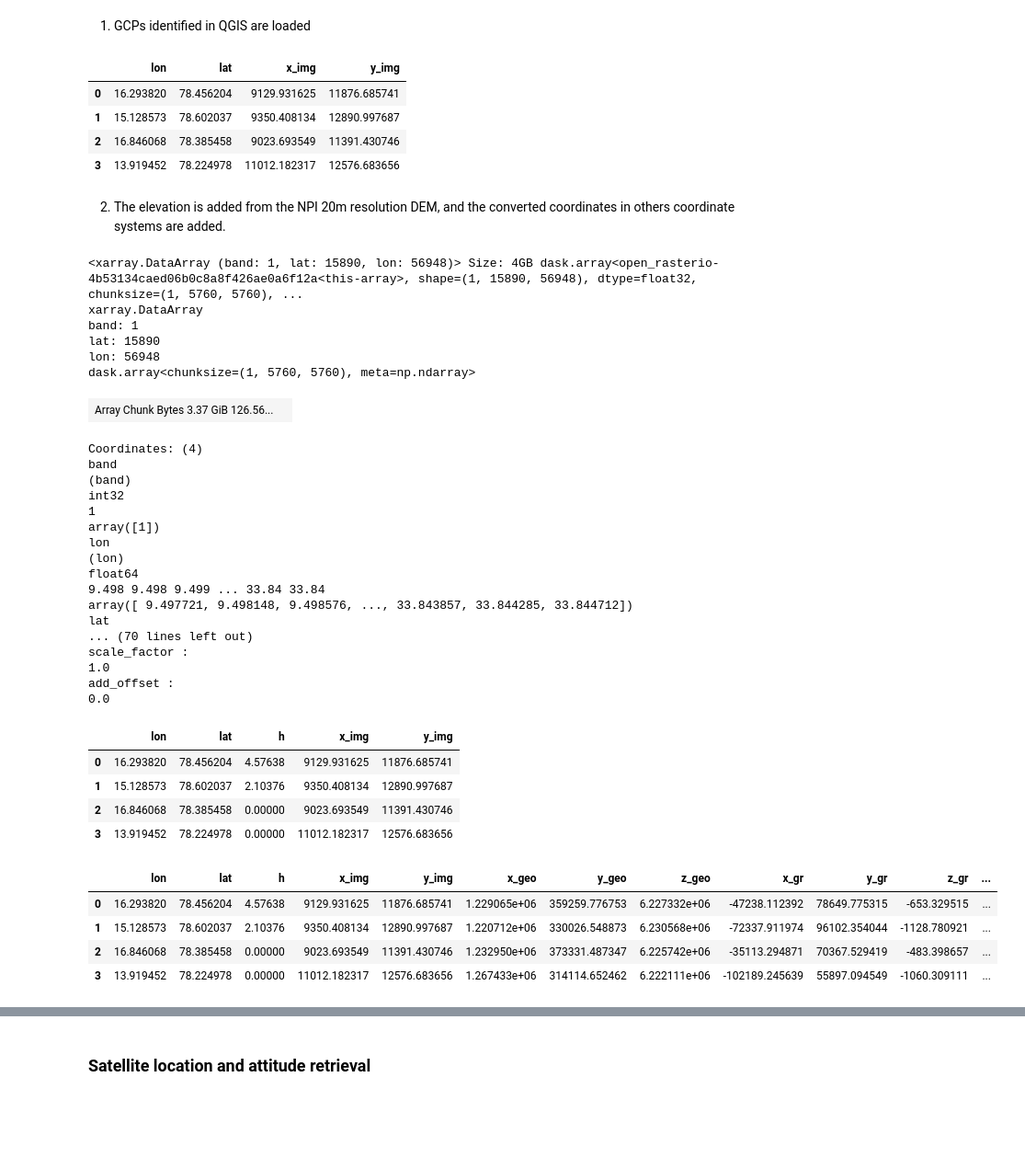
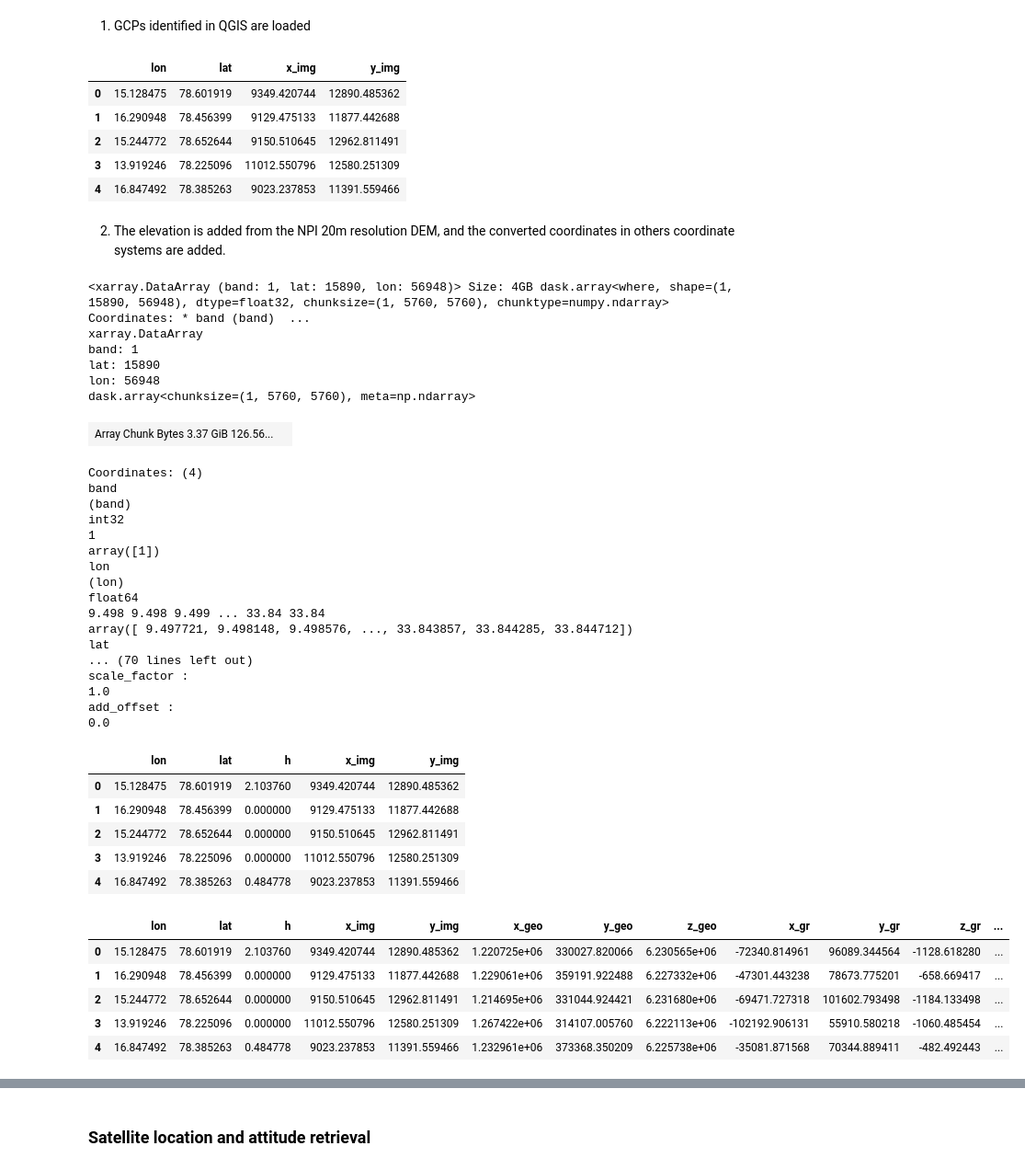
Before and after one commit to lorisdanjou/KH-5_ARGON_images_processing, a Jupyter notebook: orthorectification_images_tests.ipynb, the cells around one changed output, grey strips where cells are left out. Shown at 92% size. Cells and saved outputs as stored; diff of their text form; code cells hidden in the pictures; blank space fills up the shorter version.

```diff
--- a/orthorectification_images_tests.ipynb
+++ b/orthorectification_images_tests.ipynb
@@ -139,6 +162,9 @@ FMs.loc[14:18, "side"] = "E"
 FMs.loc[19, "side"] = "NE"
 FMs.loc[20:24, "side"] = "N"
 
+# cast as float
+FMs = FMs.astype({"x": float, "y": float})
+
 xiW = FMs.loc[FMs["side"].apply(lambda x: x.__contains__("W")), "x"].mean() * 127/shx
 etaS = FMs.loc[FMs["side"].apply(lambda x: x.__contains__("S")), "y"].mean() * 127/shy
 xiE = FMs.loc[FMs["side"].apply(lambda x: x.__contains__("E")), "x"].mean() * 127/shx
@@ -415,13 +446,14 @@ GCPs.columns = ["lon", "lat", "x_img", "y_img", "enable", "dX", "dY", "residual"
 GCPs.drop(columns=["enable", "dX", "dY", "residual"], inplace=True)
 GCPs.loc[:, "y_img"] = - GCPs.loc[:, "y_img"]
 
-GCPs
+GCPs.head()
 # %% [output]
 |  | lon | lat | x_img | y_img |
-| 0 | 16.293820 | 78.456204 | 9129.931625 | 11876.685741 |
-| 1 | 15.128573 | 78.602037 | 9350.408134 | 12890.997687 |
-| 2 | 16.846068 | 78.385458 | 9023.693549 | 11391.430746 |
-| 3 | 13.919452 | 78.224978 | 11012.182317 | 12576.683656 |
+| 0 | 15.128475 | 78.601919 | 9349.420744 | 12890.485362 |
+| 1 | 16.290948 | 78.456399 | 9129.475133 | 11877.442688 |
+| 2 | 15.244772 | 78.652644 | 9150.510645 | 12962.811491 |
+| 3 | 13.919246 | 78.225096 | 11012.550796 | 12580.251309 |
+| 4 | 16.847492 | 78.385263 | 9023.237853 | 11391.559466 |
 # %% [markdown]
 2. The elevation is added from the NPI 20m resolution DEM, and the converted coordinates in others coordinate systems are added.
 # %%
@@ -441,9 +473,11 @@ file = posixpath.join(DEM_root, "S0_DTM20_EPSG4326.tif")
 
 DEM = rioxarray.open_rasterio(file, chunks=True)
 DEM = DEM.rename({"x": "lon", "y": "lat"})
+DEM.rio.set_nodata(0., inplace=True)
+DEM = DEM.where(DEM < 3e38, 0.)
 DEM
 # %% [output]
-<xarray.DataArray (band: 1, lat: 15890, lon: 56948)> Size: 4GB dask.array<open_rasterio-4b53134caed06b0c8a8f426ae0a6f12a<this-array>, shape=(1, 15890, 56948), dtype=float32, chunksize=(1, 5760, 5760), ...
+<xarray.DataArray (band: 1, lat: 15890, lon: 56948)> Size: 4GB dask.array<where, shape=(1, 15890, 56948), dtype=float32, chunksize=(1, 5760, 5760), chunktype=numpy.ndarray> Coordinates: * band (band)  ...
 xarray.DataArray
 band: 1
 lat: 15890
@@ -468,37 +502,39 @@ scale_factor :
 add_offset :
 0.0
 # %%
-h = DEM.interp(lat=("z", GCPs.lat.values), lon=("z", GCPs.lon.values), method="nearest").compute() # check the interpolated altitude on extra points
+h = DEM.interp(lat=("z", GCPs.lat.values), lon=("z", GCPs.lon.values), method="nearest").compute()
 GCPs.loc[:, "h"] = h.values.reshape(-1)
 GCPs = GCPs.loc[:, ["lon", "lat", "h", "x_img", "y_img"]]
-GCPs
+GCPs.head()
 # %% [output]
 |  | lon | lat | h | x_img | y_img |
-| 0 | 16.293820 | 78.456204 | 4.57638 | 9129.931625 | 11876.685741 |
-| 1 | 15.128573 | 78.602037 | 2.10376 | 9350.408134 | 12890.997687 |
-| 2 | 16.846068 | 78.385458 | 0.00000 | 9023.693549 | 11391.430746 |
-| 3 | 13.919452 | 78.224978 | 0.00000 | 11012.182317 | 12576.683656 |
+| 0 | 15.128475 | 78.601919 | 2.103760 | 9349.420744 | 12890.485362 |
+| 1 | 16.290948 | 78.456399 | 0.000000 | 9129.475133 | 11877.442688 |
+| 2 | 15.244772 | 78.652644 | 0.000000 | 9150.510645 | 12962.811491 |
+| 3 | 13.919246 | 78.225096 | 0.000000 | 11012.550796 | 12580.251309 |
+| 4 | 16.847492 | 78.385263 | 0.484778 | 9023.237853 | 11391.559466 |
 # %%
 # geocentric cartesian coordinates
 x_geo, y_geo, z_geo = eo.geodetic_to_geocentric_cartesian_coordinates(GCPs.lat.values *np.pi/180, GCPs.lon.values *np.pi/180, GCPs.h.values)
 GCPs.loc[:, ["x_geo", "y_geo", "z_geo"]] = np.array([x_geo, y_geo, z_geo]).T
 
 # local cartesian coordinates
 lat_c, lon_c = 77.75936, 18.40797
 x_gr, y_gr, z_gr = eo.geocentric_cartesian_to_local_cartesian_coordinates(x_geo, y_geo, z_geo, lat_c *np.pi/180, lon_c *np.pi/180)
 GCPs.loc[:, ["x_gr", "y_gr", "z_gr"]] = np.array([x_gr, y_gr, z_gr]).T
 
 # fiducial coordinates
 xi, eta = io.image_to_fiducial_coordinates_affine(GCPs.x_img.values, GCPs.y_img.values, matrix, translation)
 GCPs.loc[:, ["xi", "eta"]] = np.array([xi, eta]).T
 
 # photo coordinates
 xp, yp = io.fiducial_to_photo_coordinates(GCPs.xi.values, GCPs.eta.values, x0, y0)
 GCPs.loc[:, ["xp", "yp"]] = np.array([xp, yp]).T
-GCPs
+GCPs.head()
 # %% [output]
 |  | lon | lat | h | x_img | y_img | x_geo | y_geo | z_geo | x_gr | y_gr | z_gr | ... |
-| 0 | 16.293820 | 78.456204 | 4.57638 | 9129.931625 | 11876.685741 | 1.229065e+06 | 359259.776753 | 6.227332e+06 | -47238.112392 | 78649.775315 | -653.329515 | ... |
-| 1 | 15.128573 | 78.602037 | 2.10376 | 9350.408134 | 12890.997687 | 1.220712e+06 | 330026.548873 | 6.230568e+06 | -72337.911974 | 96102.354044 | -1128.780921 | ... |
-| 2 | 16.846068 | 78.385458 | 0.00000 | 9023.693549 | 11391.430746 | 1.232950e+06 | 373331.487347 | 6.225742e+06 | -35113.294871 | 70367.529419 | -483.398657 | ... |
-| 3 | 13.919452 | 78.224978 | 0.00000 | 11012.182317 | 12576.683656 | 1.267433e+06 | 314114.652462 | 6.222111e+06 | -102189.245639 | 55897.094549 | -1060.309111 | ... |
+| 0 | 15.128475 | 78.601919 | 2.103760 | 9349.420744 | 12890.485362 | 1.220725e+06 | 330027.820066 | 6.230565e+06 | -72340.814961 | 96089.344564 | -1128.618280 | ... |
+| 1 | 16.290948 | 78.456399 | 0.000000 | 9129.475133 | 11877.442688 | 1.229061e+06 | 359191.922488 | 6.227332e+06 | -47301.443238 | 78673.775201 | -658.669417 | ... |
+| 2 | 15.244772 | 78.652644 | 0.000000 | 9150.510645 | 12962.811491 | 1.214695e+06 | 331044.924421 | 6.231680e+06 | -69471.727318 | 101602.793498 | -1184.133498 | ... |
+| 3 | 13.919246 | 78.225096 | 0.000000 | 11012.550796 | 12580.251309 | 1.267422e+06 | 314107.005760 | 6.222113e+06 | -102192.906131 | 55910.580218 | -1060.485454 | ... |
+| 4 | 16.847492 | 78.385263 | 0.484778 | 9023.237853 | 11391.559466 | 1.232961e+06 | 373368.350209 | 6.225738e+06 | -35081.871568 | 70344.889411 | -482.492443 | ... |
```
Also changed, not shown: parts of 17 cells of this notebook, 1 other file.
